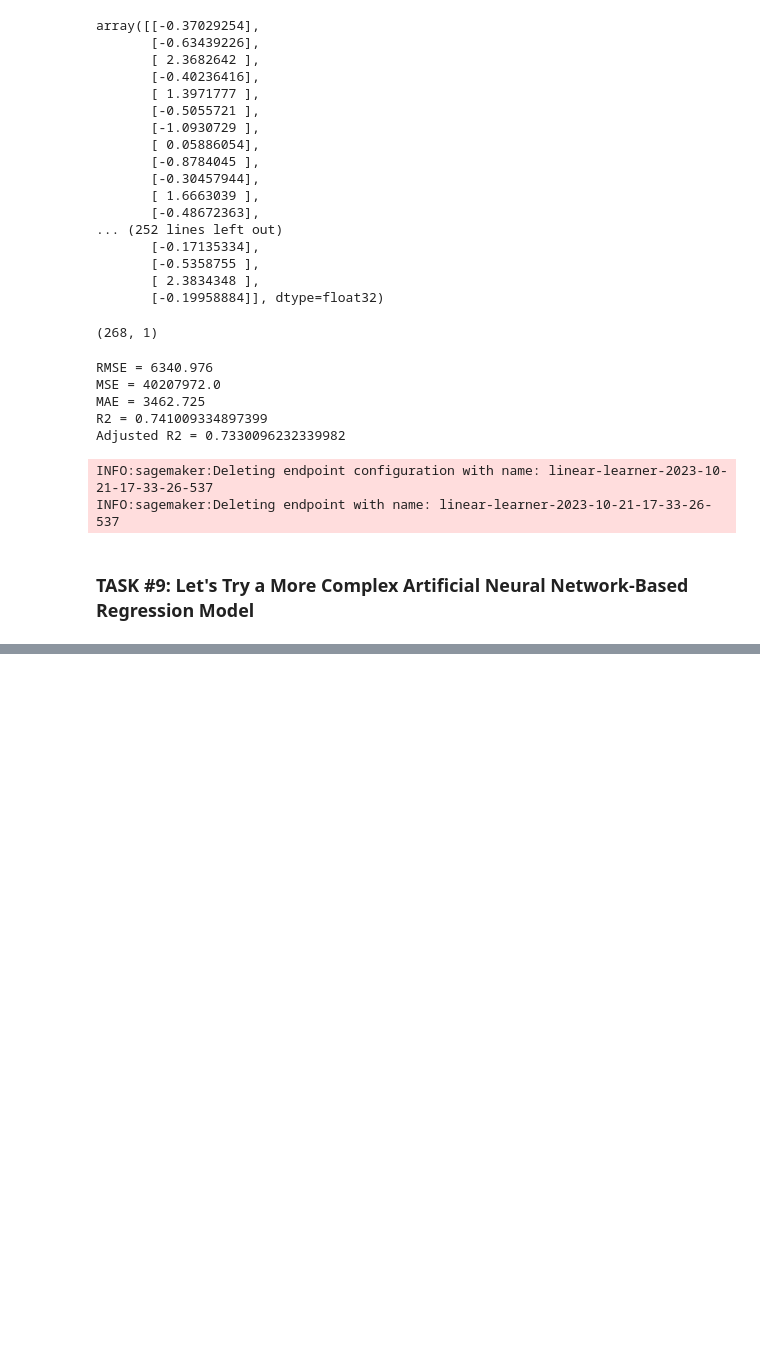
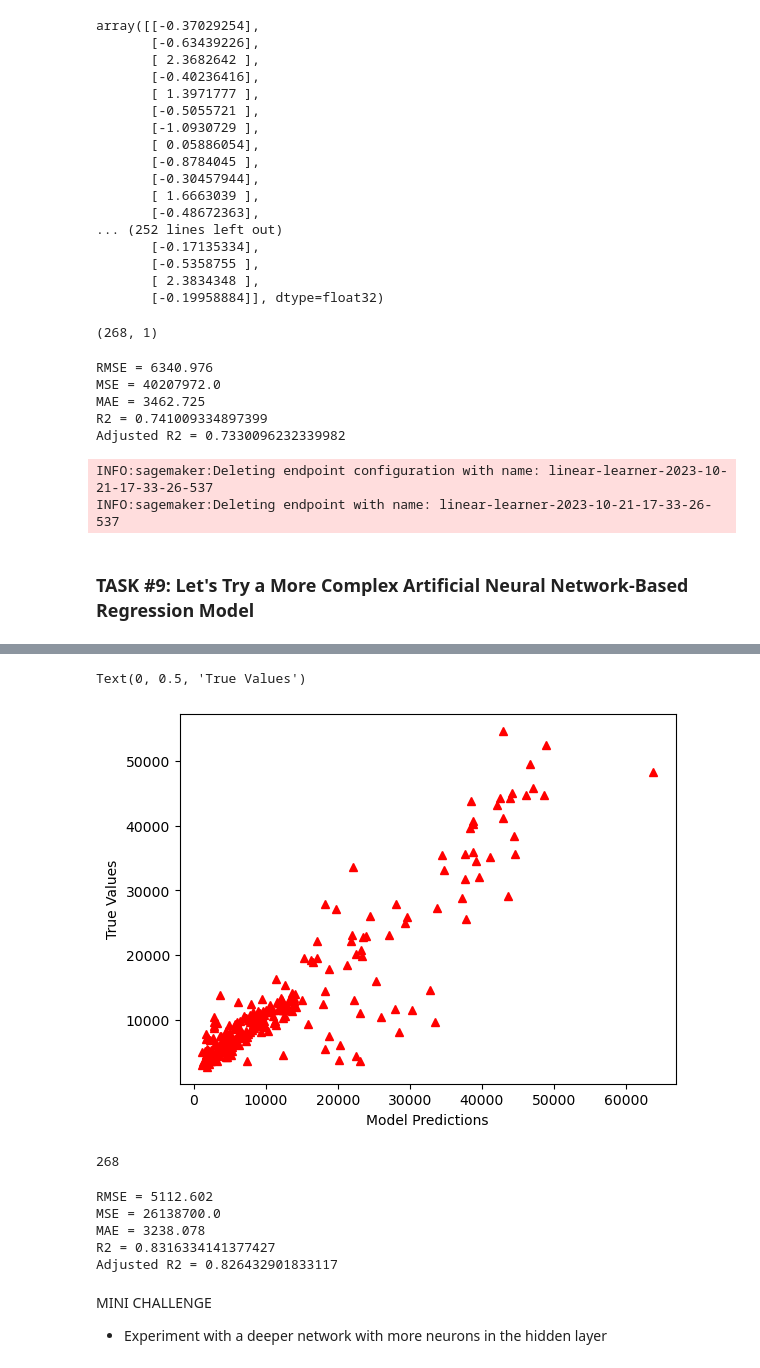
Before and after one commit to RomanRosa/medical_insurance_premium_prediction, a Jupyter notebook: medical_insurance_prediction.ipynb, the cells around one changed output, grey strips where cells are left out. Drawn from its saved outputs; the diff is of its cells as text; code cells hidden in the pictures; blank space fills up the shorter version.

```diff
--- a/medical_insurance_prediction.ipynb
+++ b/medical_insurance_prediction.ipynb
@@ -918,0 +992,13 @@ ANN_model.summary()
+# %%
+plt.plot(y_test_orig, y_predict_orig, "^", color = 'r')
+plt.xlabel('Model Predictions')
+plt.ylabel('True Values')
+# %% [output]
+Text(0, 0.5, 'True Values')
+[figure, added]
+# %%
+k = X_test.shape[1]
+n = len(X_test)
+n
+# %% [output]
+268
@@ -918,0 +1015,11 @@ ANN_model.summary()
+# %%
+print('RMSE =',RMSE, '\nMSE =',MSE, '\nMAE =',MAE, '\nR2 =', r2, '\nAdjusted R2 =', adj_r2)
+# %% [output]
+RMSE = 5112.602
+MSE = 26138700.0
+MAE = 3238.078
+R2 = 0.8316334141377427
+Adjusted R2 = 0.826432901833117
+# %% [markdown]
+MINI CHALLENGE
+- Experiment with a deeper network with more neurons in the hidden layer
```
Also changed, not shown: parts of 31 cells of this notebook.
